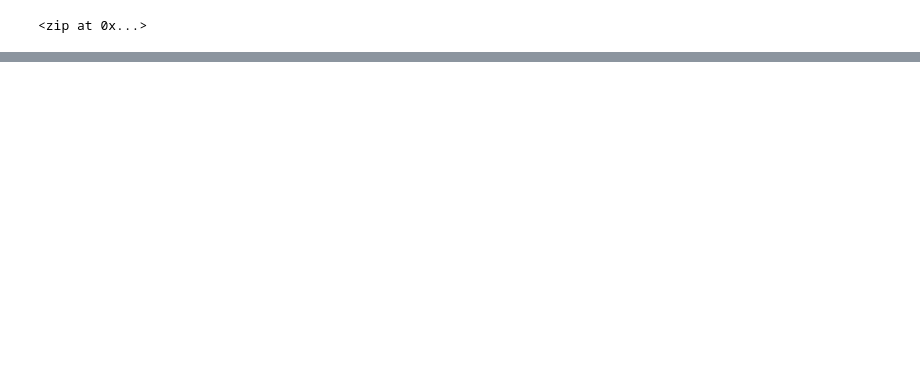
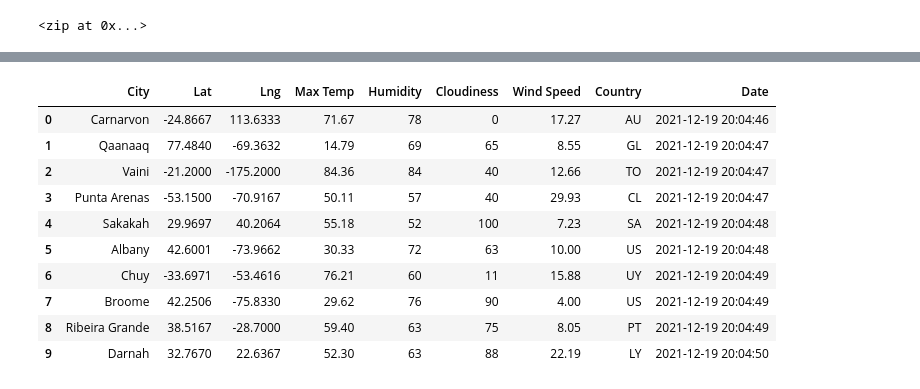
Before and after one commit to LacyS6198/World_Weather_Analysis, a Jupyter notebook: WeatherPy.ipynb, the cells around one changed output, grey strips where cells are left out. Saved outputs shown, nothing was run; the diff lists cells and outputs as text; code cells hidden in the pictures; blank space fills up the shorter version.

```diff
--- a/WeatherPy.ipynb
+++ b/WeatherPy.ipynb
@@ -52,0 +132,16 @@ len(cities)
+# %%
+# Convert the array of dictionaries to a Pandas DataFrame.
+city_data_df = pd.DataFrame(city_data)
+city_data_df.head(10)
+# %% [output]
+|  | City | Lat | Lng | Max Temp | Humidity | Cloudiness | Wind Speed | Country | Date |
+| 0 | Carnarvon | -24.8667 | 113.6333 | 71.67 | 78 | 0 | 17.27 | AU | 2021-12-19 20:04:46 |
+| 1 | Qaanaaq | 77.4840 | -69.3632 | 14.79 | 69 | 65 | 8.55 | GL | 2021-12-19 20:04:47 |
+| 2 | Vaini | -21.2000 | -175.2000 | 84.36 | 84 | 40 | 12.66 | TO | 2021-12-19 20:04:47 |
+| 3 | Punta Arenas | -53.1500 | -70.9167 | 50.11 | 57 | 40 | 29.93 | CL | 2021-12-19 20:04:47 |
+| 4 | Sakakah | 29.9697 | 40.2064 | 55.18 | 52 | 100 | 7.23 | SA | 2021-12-19 20:04:48 |
+| 5 | Albany | 42.6001 | -73.9662 | 30.33 | 72 | 63 | 10.00 | US | 2021-12-19 20:04:48 |
+| 6 | Chuy | -33.6971 | -53.4616 | 76.21 | 60 | 11 | 15.88 | UY | 2021-12-19 20:04:49 |
+| 7 | Broome | 42.2506 | -75.8330 | 29.62 | 76 | 90 | 4.00 | US | 2021-12-19 20:04:49 |
+| 8 | Ribeira Grande | 38.5167 | -28.7000 | 59.40 | 63 | 75 | 8.05 | PT | 2021-12-19 20:04:49 |
+| 9 | Darnah | 32.7670 | 22.6367 | 52.30 | 63 | 88 | 22.19 | LY | 2021-12-19 20:04:50 |
```
Also changed, not shown: parts of 7 cells of this notebook, 1 other file.
